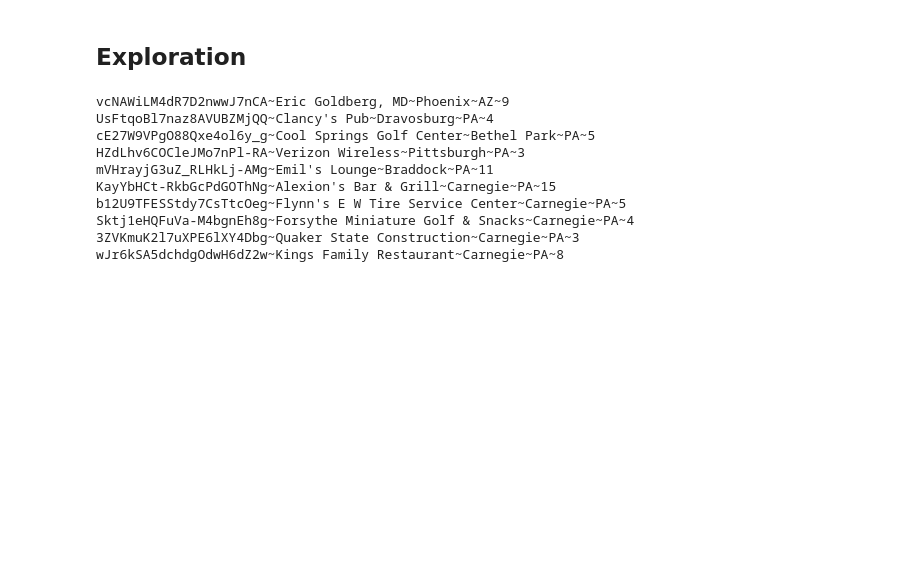
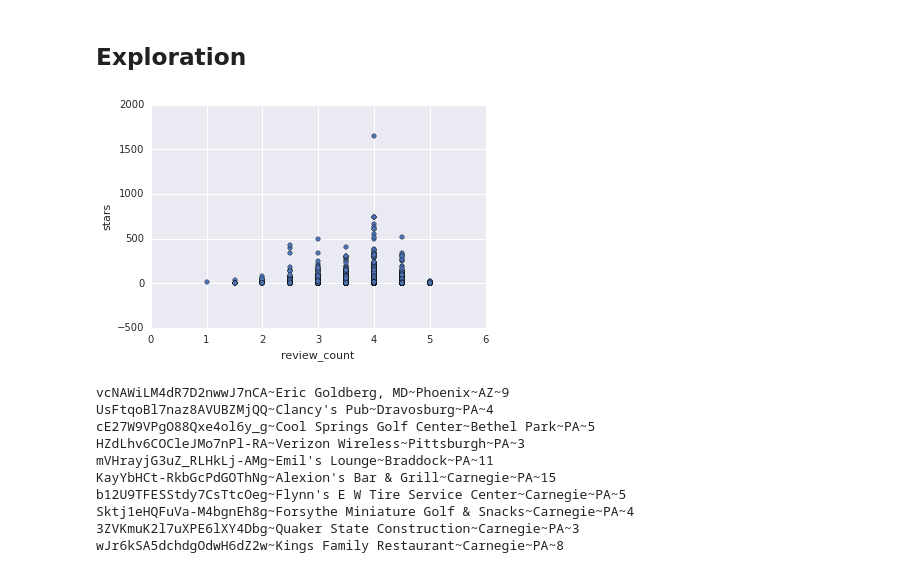
Before and after one commit to RajeshThallam/MIDS-W209-FINAL-PROJECT, a Jupyter notebook: analysis/Yelp Review Analyzer.ipynb, the cells around one changed output. Saved outputs shown, nothing was run; the diff lists cells and outputs as text; code cells hidden in the pictures; blank space fills up the shorter version.

```diff
--- a/analysis/Yelp Review Analyzer.ipynb
+++ b/analysis/Yelp Review Analyzer.ipynb
@@ -35,6 +36,20 @@ DATA_DIR = '/home/rt/wrk/w209/yelp/data'
 %matplotlib inline
 # %% [markdown]
 ## Exploration
+# %%
+df = pd.read_table(os.path.join(DATA_DIR, 'b_stars_review_cafe.csv'), sep =',', names=['stars', 'review_count'])
+#df.hist(column = 'review_count', bins = 50, )
+#plt.plot(df.review_count, df.stars, 'ro')
+df.plot(kind='scatter', x='review_count', y='stars');
+#
+#plt.xlabel('Review Count')
+#plt.ylabel('Stars')
+#plt.grid(True)
+
+plt.show()
+#df
+# %% [output]
+[figure, added]
 # %%
 # creating busineses file with id, name, city, state and review count
 !cat ~/wrk/w209/yelp/data/yelp_academic_dataset_business.json | jq '.business_id + "~" + .name + "~" + .city + "~" + .state + "~" + (.review_count|tostring)' | sed -e 's/"//g' > ~/wrk/w209/yelp/data/businesses.txt
```
Also changed, not shown: parts of 8 cells of this notebook.
